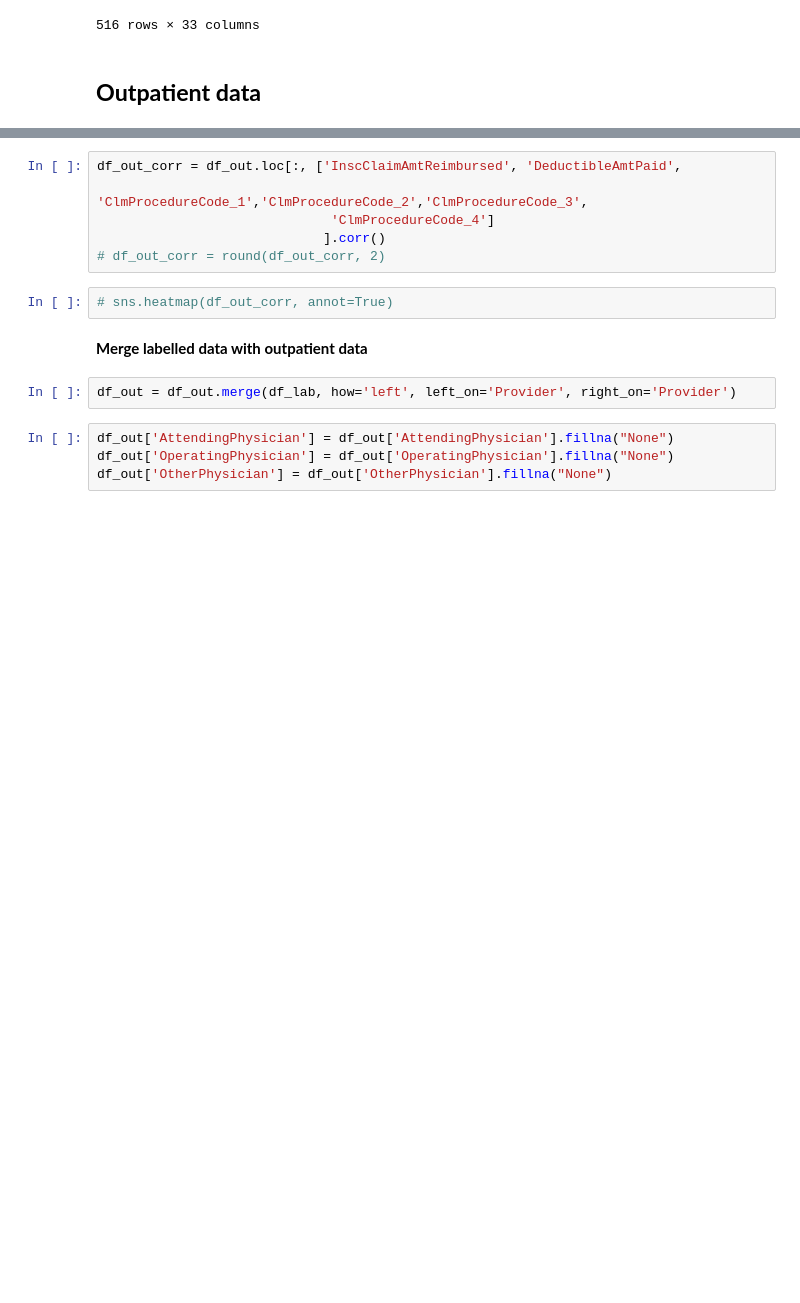
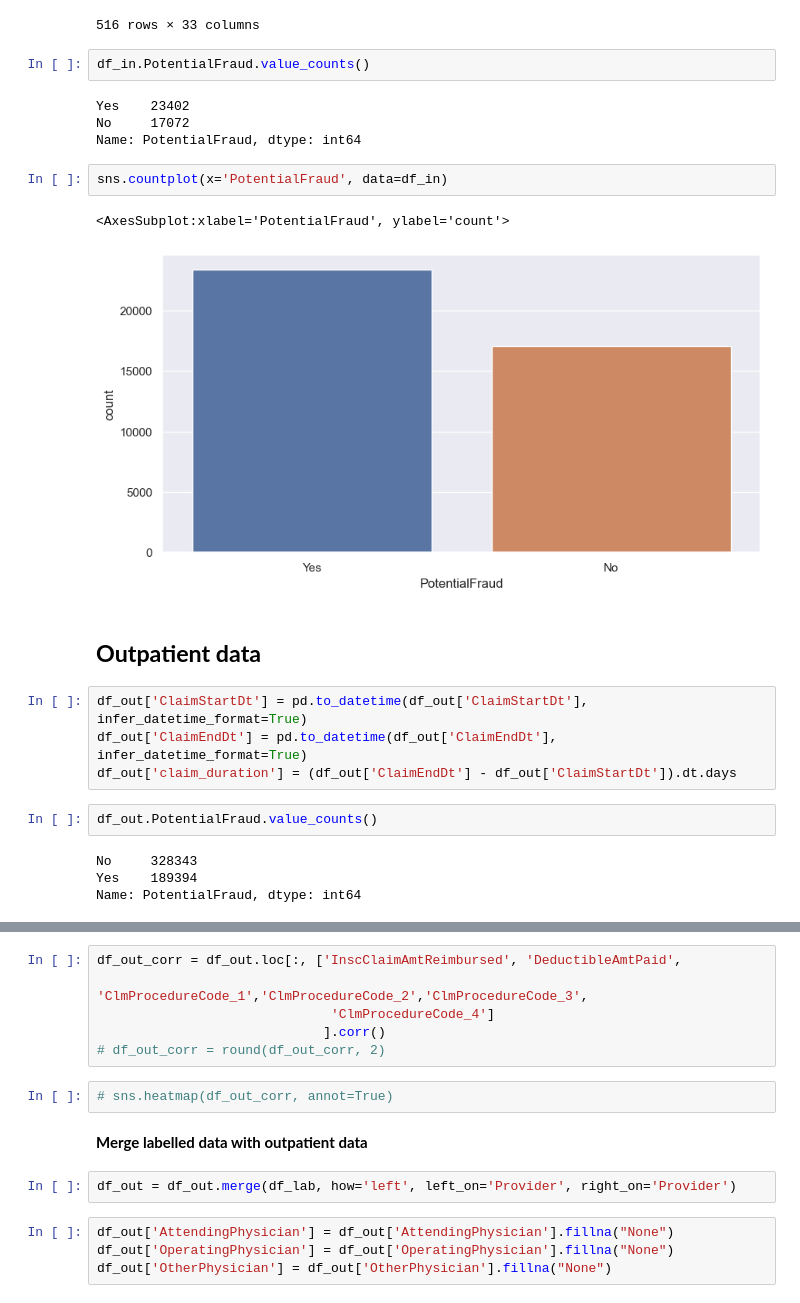
Before and after one commit to evkumar71/DataScience, a Jupyter notebook: Healtcare_fraud_detection.ipynb, the cells around one changed output, grey strips where cells are left out. Cells and saved outputs as stored; diff of their text form; blank space fills up the shorter version.

Commit message:
Added more plots

```diff
--- a/Healtcare_fraud_detection.ipynb
+++ b/Healtcare_fraud_detection.ipynb
@@ -140,5 +140,26 @@ df_in_new[bins=='top']
 | 40305 | BENE158590 | CLM52889 | 2009-05-26 | 2009-05-27 | PRV52019 | 5000 | PHY393952 | ... |
 | 40422 | BENE158970 | CLM44251 | 2009-03-26 | 2009-03-31 | PRV52019 | 7000 | PHY337065 | ... |
 516 rows × 33 columns
+# %%
+df_in.PotentialFraud.value_counts()
+# %% [output]
+Yes    23402
+No     17072
+Name: PotentialFraud, dtype: int64
+# %%
+sns.countplot(x='PotentialFraud', data=df_in)
+# %% [output]
+<AxesSubplot:xlabel='PotentialFraud', ylabel='count'>
+[figure, added]
 # %% [markdown]
 ## **Outpatient data**
+# %%
+df_out['ClaimStartDt'] = pd.to_datetime(df_out['ClaimStartDt'], infer_datetime_format=True)
+df_out['ClaimEndDt'] = pd.to_datetime(df_out['ClaimEndDt'], infer_datetime_format=True)
+df_out['claim_duration'] = (df_out['ClaimEndDt'] - df_out['ClaimStartDt']).dt.days
+# %%
+df_out.PotentialFraud.value_counts()
+# %% [output]
+No     328343
+Yes    189394
+Name: PotentialFraud, dtype: int64
```
Also changed, not shown: parts of 16 cells of this notebook.
